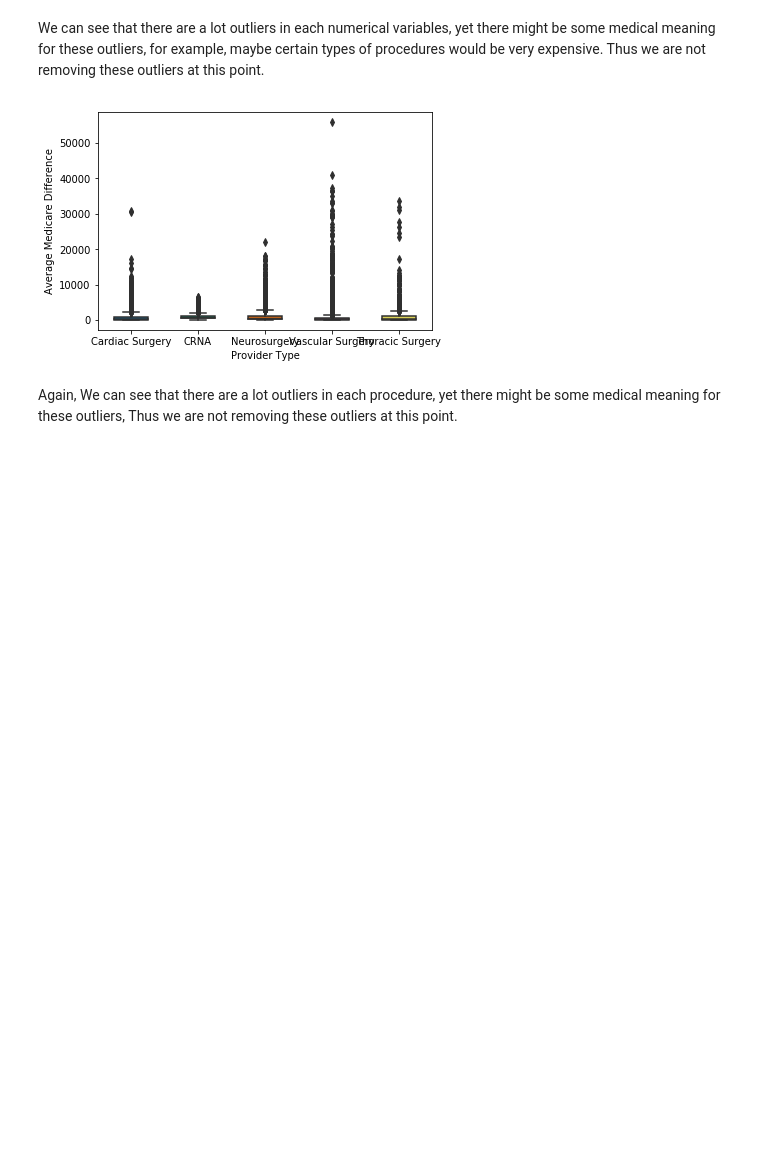
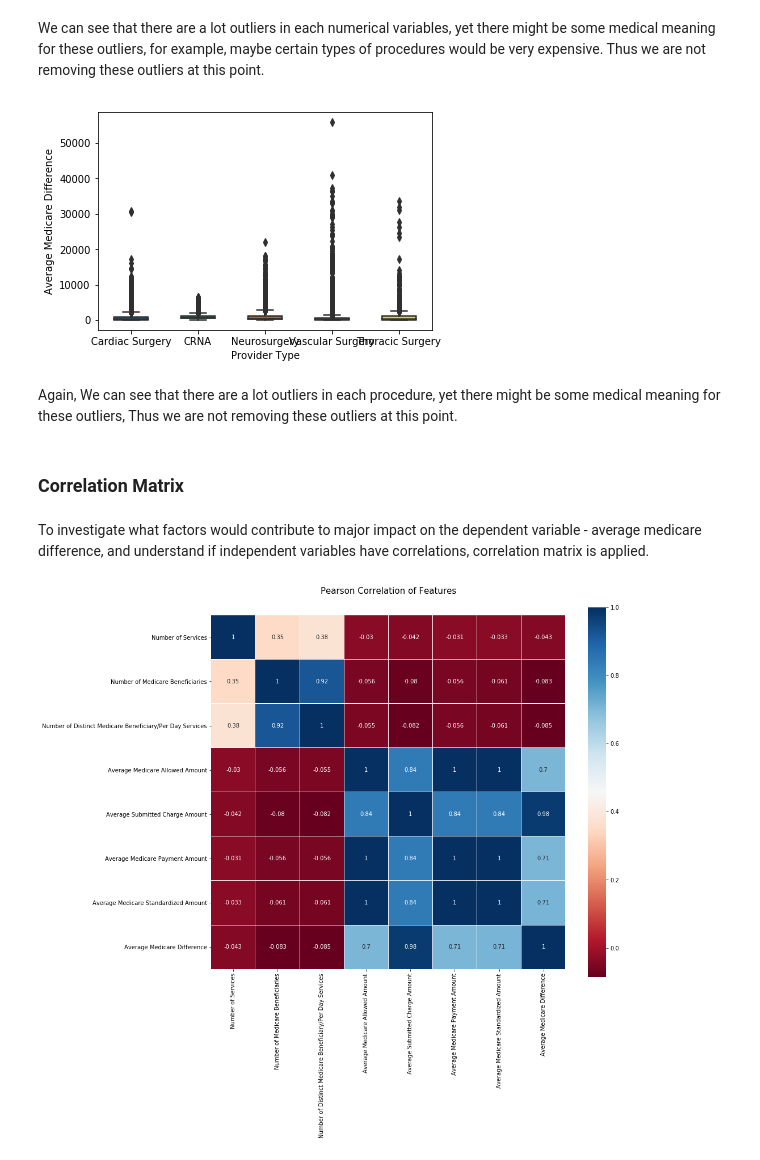
Before and after one commit to chvbs2000/SpringBoard, a Jupyter notebook: Statistical Inference.ipynb, the cells around one changed output. Cells and saved outputs as stored; diff of their text form; code cells hidden in the pictures; blank space fills up the shorter version.

```diff
--- a/Statistical Inference.ipynb
+++ b/Statistical Inference.ipynb
@@ -29,3 +90,16 @@ bplot = sns.boxplot(y='Average Medicare Difference', x='Provider Type',
 [figure]
 # %% [markdown]
 Again, We can see that there are a lot outliers in each procedure, yet there might be some medical meaning for these outliers, Thus we are not removing these outliers at this point.
+# %% [markdown]
+### Correlation Matrix
+# %% [markdown]
+To investigate what factors would contribute to major impact on the dependent variable - average medicare difference, and understand if independent variables have correlations, correlation matrix is applied.
+# %%
+colormap = plt.cm.RdBu
+plt.figure(figsize=(14,12))
+plt.title('Pearson Correlation of Features', y=1.05, size=15)
+sns.heatmap(data_ca_drop_pro.corr(),linewidths=0.1,vmax=1.0,
+            square=True, cmap=colormap, linecolor='white', annot=True)
+plt.savefig("corrmatirx.png")
+# %% [output]
+[figure, added]
```
Also changed, not shown: parts of 9 cells of this notebook.
